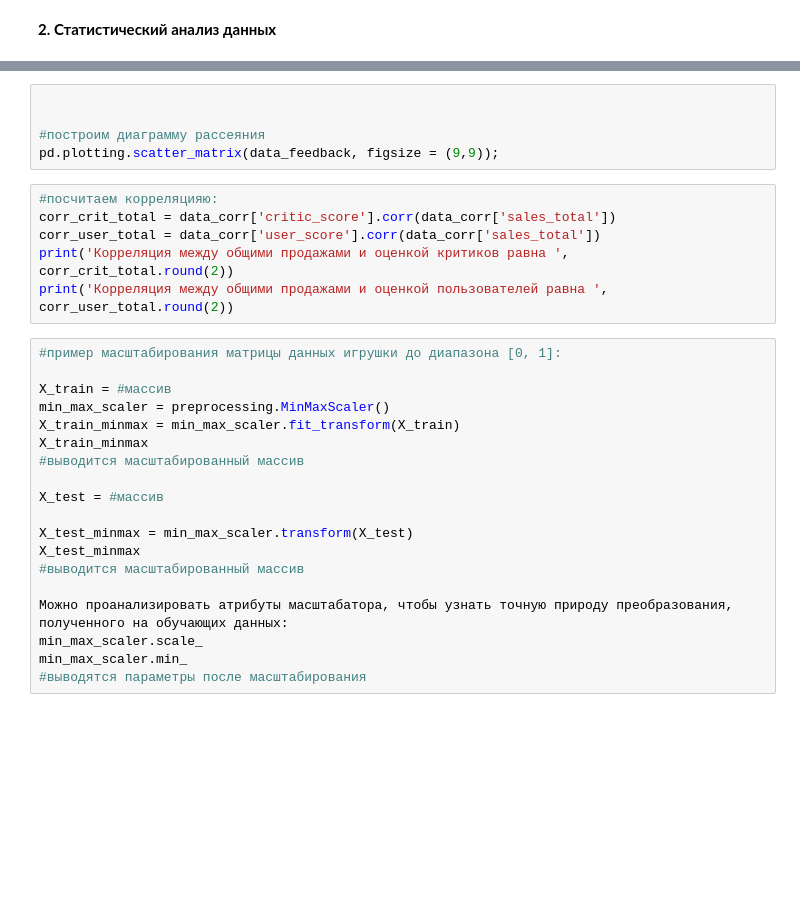
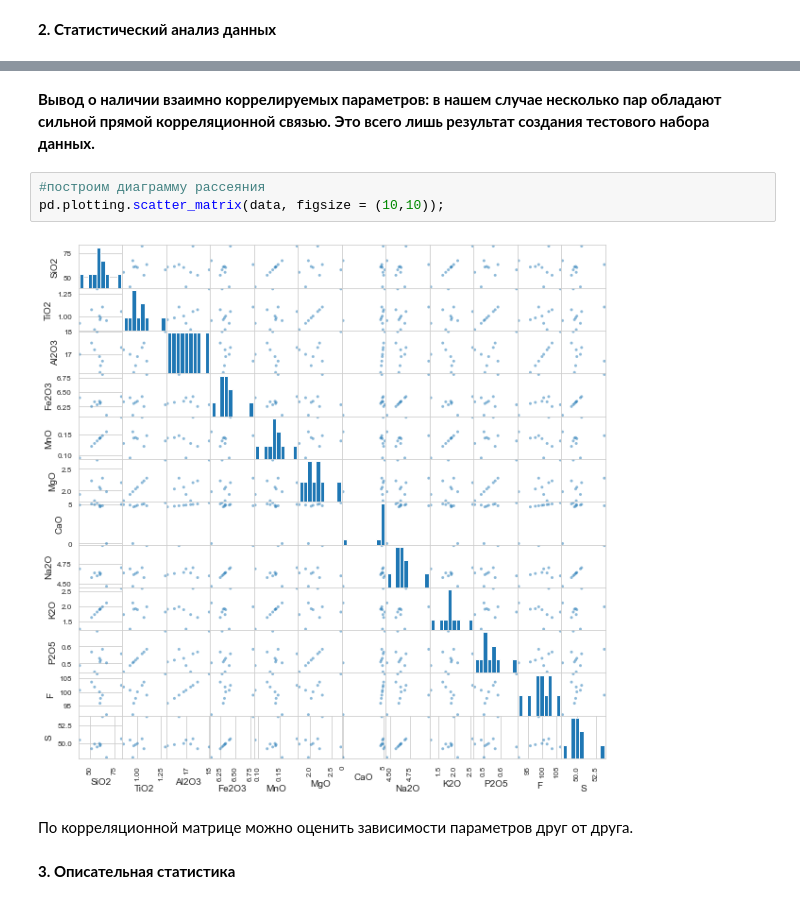
Before and after one commit to KateLop/Work, a Jupyter notebook: my_class.ipynb, the cells around one changed output, grey strips where cells are left out. Cells and saved outputs as stored; diff of their text form; blank space fills up the shorter version.

```diff
--- a/my_class.ipynb
+++ b/my_class.ipynb
@@ -152,30 +131,11 @@ plt.show()
+# %% [markdown]
+**Вывод о наличии взаимно коррелируемых параметров: в нашем случае несколько пар обладают сильной прямой корреляционной связью. Это всего лишь результат создания тестового набора данных.**
 # %%
-
-
 #построим диаграмму рассеяния
-pd.plotting.scatter_matrix(data_feedback, figsize = (9,9));
+pd.plotting.scatter_matrix(data, figsize = (10,10));
+# %% [output]
+[figure, added]
-# %%
-#посчитаем корреляцияю:
-corr_crit_total = data_corr['critic_score'].corr(data_corr['sales_total'])
-corr_user_total = data_corr['user_score'].corr(data_corr['sales_total'])
-print('Корреляция между общими продажами и оценкой критиков равна ', corr_crit_total.round(2))
-print('Корреляция между общими продажами и оценкой пользователей равна ', corr_user_total.round(2))
-# %%
-#пример масштабирования матрицы данных игрушки до диапазона [0, 1]:
-
-X_train = #массив
-min_max_scaler = preprocessing.MinMaxScaler()
-X_train_minmax = min_max_scaler.fit_transform(X_train)
-X_train_minmax
-#выводится масштабированный массив
-
-X_test = #массив
-
-X_test_minmax = min_max_scaler.transform(X_test)
-X_test_minmax
-#выводится масштабированный массив
-
-Можно проанализировать атрибуты масштабатора, чтобы узнать точную природу преобразования, полученного на обучающих данных:
-min_max_scaler.scale_
-min_max_scaler.min_
-#выводятся параметры после масштабирования
+# %% [markdown]
+По корреляционной матрице можно оценить зависимости параметров друг от друга.
+# %% [markdown]
+**3. Описательная статистика**
```
Also changed, not shown: parts of 21 cells of this notebook.
